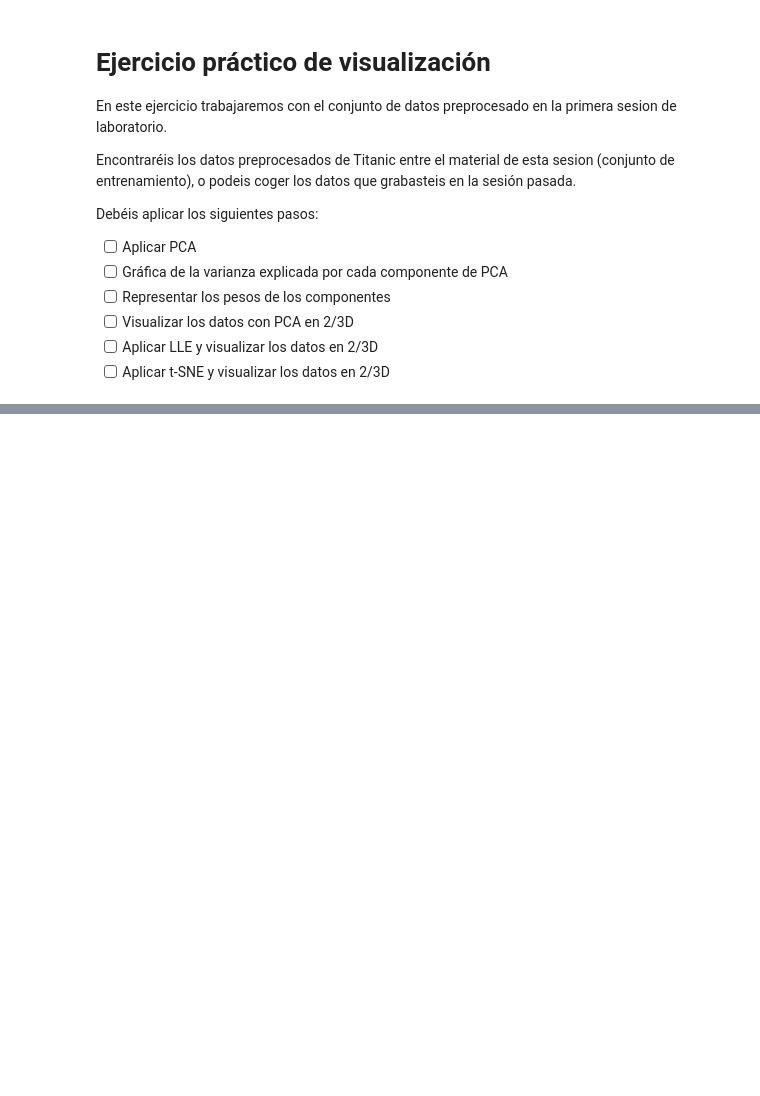
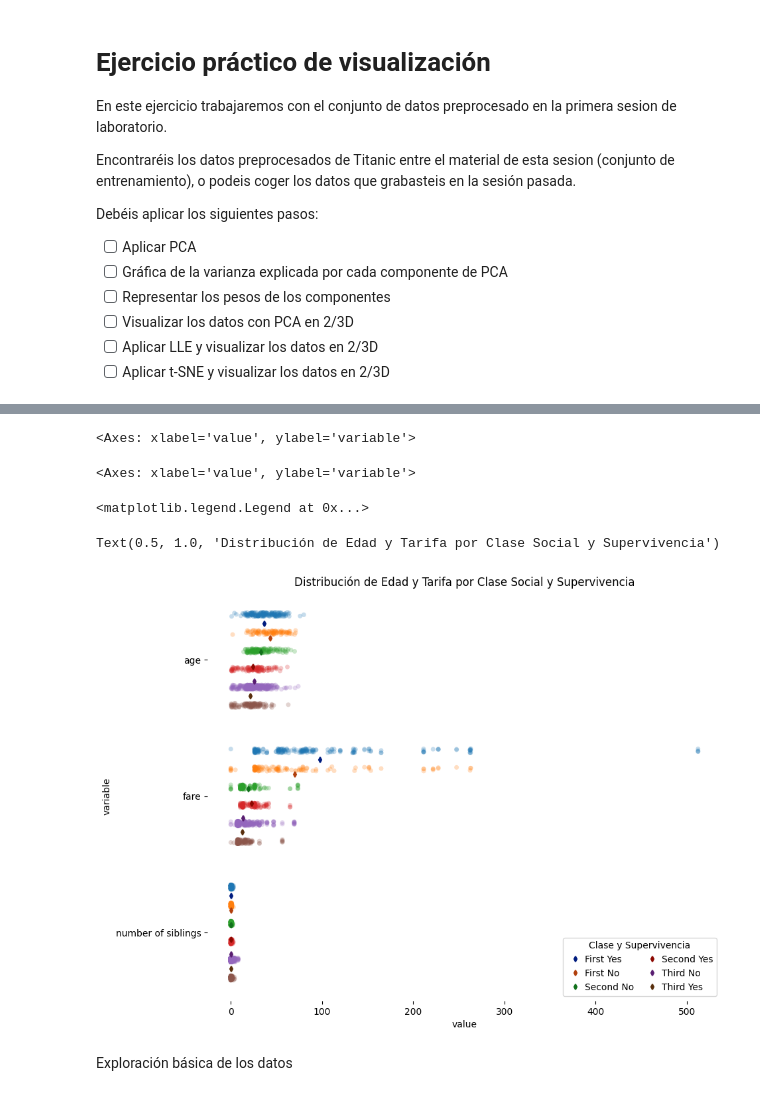
Before and after one commit to NicoRuedaA/dimensionality-reduction-lab, a Jupyter notebook: LAB2_ejercicio.ipynb, the cells around one changed output, grey strips where cells are left out. Saved outputs shown, nothing was run; the diff lists cells and outputs as text; code cells hidden in the pictures; blank space fills up the shorter version.

```diff
--- a/LAB2_ejercicio.ipynb
+++ b/LAB2_ejercicio.ipynb
@@ -49,0 +64,13 @@ Debéis aplicar los siguientes pasos:
+# %%
+titanic_data = pd.read_csv("titanic.csv", header=0)
+#leemos los datos
+#renombramos algunas columnas para mejorar la legibilidad
+titanic_data = titanic_data.rename(columns={'pclass':'socialClass', 'sibsp':'number of siblings', 'home.dest':'destination',})
+
+#mapeamos los datos segun clase social y si sobrevivió
+titanic_data['socialClass'] = titanic_data['socialClass'].map({1:'First', 2:'Second', 3:'Third'})
+titanic_data['survived'] = titanic_data['survived'].map({1:'Yes', 0:'No'})
+
+#mostramos los datos
+titanic_data.describe(include='all')
+titanic_data.head()
@@ -49,0 +96,5 @@ Debéis aplicar los siguientes pasos:
+# %%
+#definimos una columna igual a la clase social + si ha sobrevivido
+titanic_data['class'] =  titanic_data.socialClass + " " + titanic_data.survived
+# segunda columna gual al valor total + ordenador
+titanic_data['class'].value_counts().sort_index()
@@ -49,0 +111,46 @@ Debéis aplicar los siguientes pasos:
+# %%
+import pandas as pd
+import seaborn as sns
+import matplotlib.pyplot as plt
+
+# Seleccionamos las variables numéricas que queremos comparar
+#en este caso edad, tarifa y numero de familiares en el mismo trayecto
+titanic_num_vars = ['age', 'fare', 'number of siblings']
+
+# "Derretimos" el DataFrame para Seaborn
+df_titanic_melt = pd.melt(titanic_data, id_vars=['class'], value_vars=titanic_num_vars)
+
+#Creación del gráfico
+f, ax = plt.subplots(figsize=(10, 8))
+sns.despine(bottom=True, left=True)
+
+# Dibujamos los puntos
+sns.stripplot(x="value", y="variable", hue="class", data=df_titanic_melt,
+              dodge=True, alpha=.25, zorder=1)
+
+# Dibujamos el punto medio y el intervalo
+sns.pointplot(x="value", y="variable", hue="class", data=df_titanic_melt,
+              dodge=.8 - .8 / 3, join=False, palette="dark",
+              markers="d", scale=.75, ci=None)
+
+# leyenda
+handles, labels = ax.get_legend_handles_labels()
+# En el Titanic hay 6 clases
+# Por eso ajustamos el índice de la leyenda para que no se duplique
+ax.legend(handles[6:], labels[6:], title="Clase y Supervivencia",
+          handletextpad=0, columnspacing=1, loc="lower right", ncol=2, frameon=True)
+
+plt.title("Distribución de Edad y Tarifa por Clase Social y Supervivencia")
+plt.show()
+
+# Cada puntito pequeño y semi-transparente es un pasajero real del Titanic
+# El punto medio representa la Media (Promedio).
+# La línea representa el intervalo y/o dispersión de datos
+# %% [output]
+<Axes: xlabel='value', ylabel='variable'>
+<Axes: xlabel='value', ylabel='variable'>
+<matplotlib.legend.Legend at 0x...>
+Text(0.5, 1.0, 'Distribución de Edad y Tarifa por Clase Social y Supervivencia')
+[figure, added]
+# %% [markdown]
+Exploración básica de los datos
```
Also changed, not shown: parts of 17 cells of this notebook.
